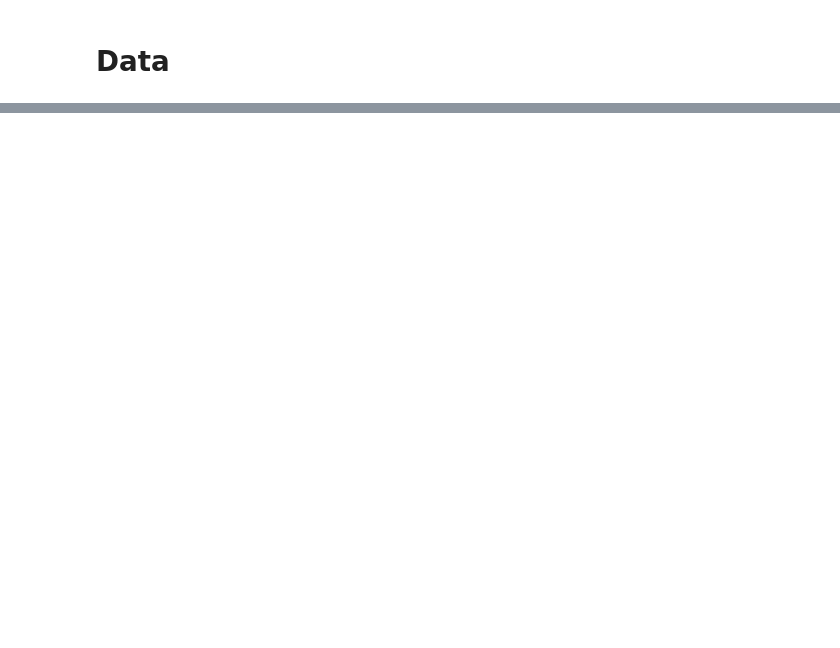
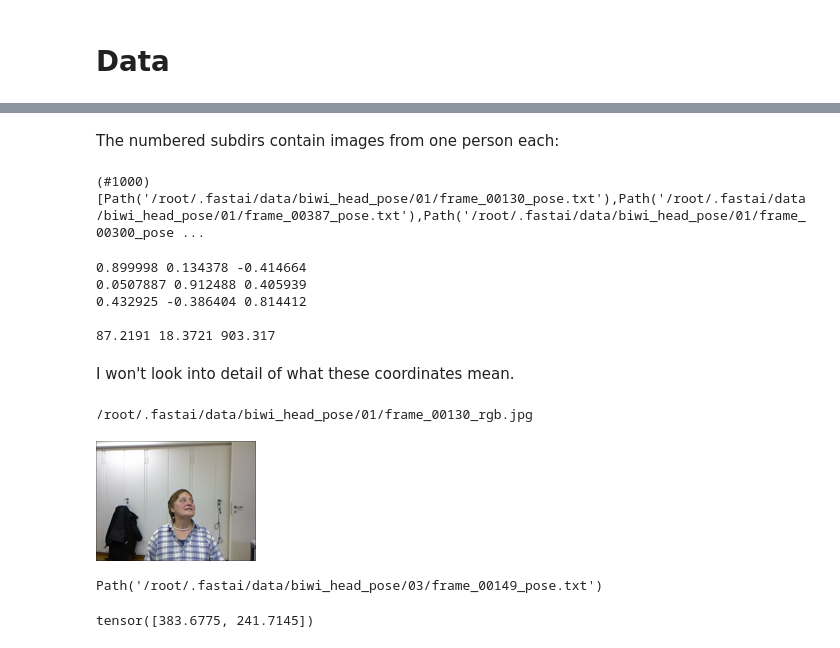
Before and after one commit to omlnaut/fastai, a Jupyter notebook: chapter_6_regression.ipynb, the cells around one changed output, grey strips where cells are left out. Saved outputs shown, nothing was run; the diff lists cells and outputs as text; code cells hidden in the pictures; blank space fills up the shorter version.

```diff
--- a/chapter_6_regression.ipynb
+++ b/chapter_6_regression.ipynb
@@ -231,0 +7,3 @@ Downloading: "https://download.pytorch.org/models/resnet50-19c8e357.pth" to /roo
+# %%
+path = untar_data(URLs.BIWI_HEAD_POSE)
+path.ls()
@@ -231,0 +37,34 @@ Downloading: "https://download.pytorch.org/models/resnet50-19c8e357.pth" to /roo
+# %% [markdown]
+The numbered subdirs contain images from one person each:
+# %%
+(path/'01').ls()
+# %% [output]
+(#1000) [Path('/root/.fastai/data/biwi_head_pose/01/frame_00130_pose.txt'),Path('/root/.fastai/data/biwi_head_pose/01/frame_00387_pose.txt'),Path('/root/.fastai/data/biwi_head_pose/01/frame_00300_pose ...
+# %%
+print_file((path/'01')/'frame_00130_pose.txt')
+# %% [output]
+0.899998 0.134378 -0.414664
+0.0507887 0.912488 0.405939
+0.432925 -0.386404 0.814412
+
+87.2191 18.3721 903.317
+# %% [markdown]
+I won't look into detail of what these coordinates mean.
+# %%
+for f in (path/'01').glob('*.jpg'):
+  if '00130' in f.name:
+    print(f)
+    break
+# %% [output]
+/root/.fastai/data/biwi_head_pose/01/frame_00130_rgb.jpg
+# %%
+img = PILImage.create(f)
+img.to_thumb(160)
+# %% [output]
+[figure, added]
+# %%
+img_files = get_image_files(path)
+def img_to_pose(img_name): return Path(str(img_name).replace('rgb.jpg', 'pose.txt'))
+img_to_pose(img_files[0])
+# %% [output]
+Path('/root/.fastai/data/biwi_head_pose/03/frame_00149_pose.txt')
@@ -231,0 +78,4 @@ Downloading: "https://download.pytorch.org/models/resnet50-19c8e357.pth" to /roo
+# %%
+get_center(img_files[0])
+# %% [output]
+tensor([383.6775, 241.7145])
```
Also changed, not shown: parts of 59 cells of this notebook.
